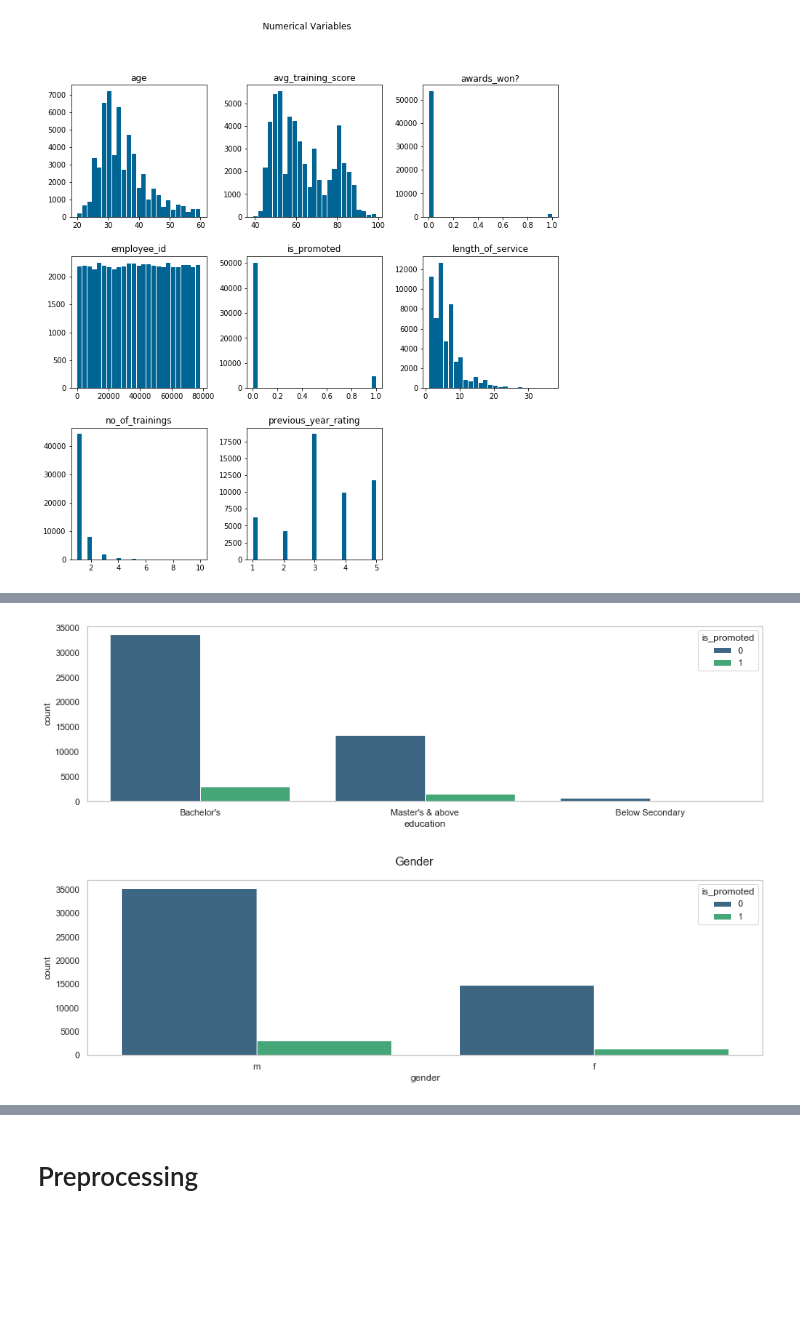
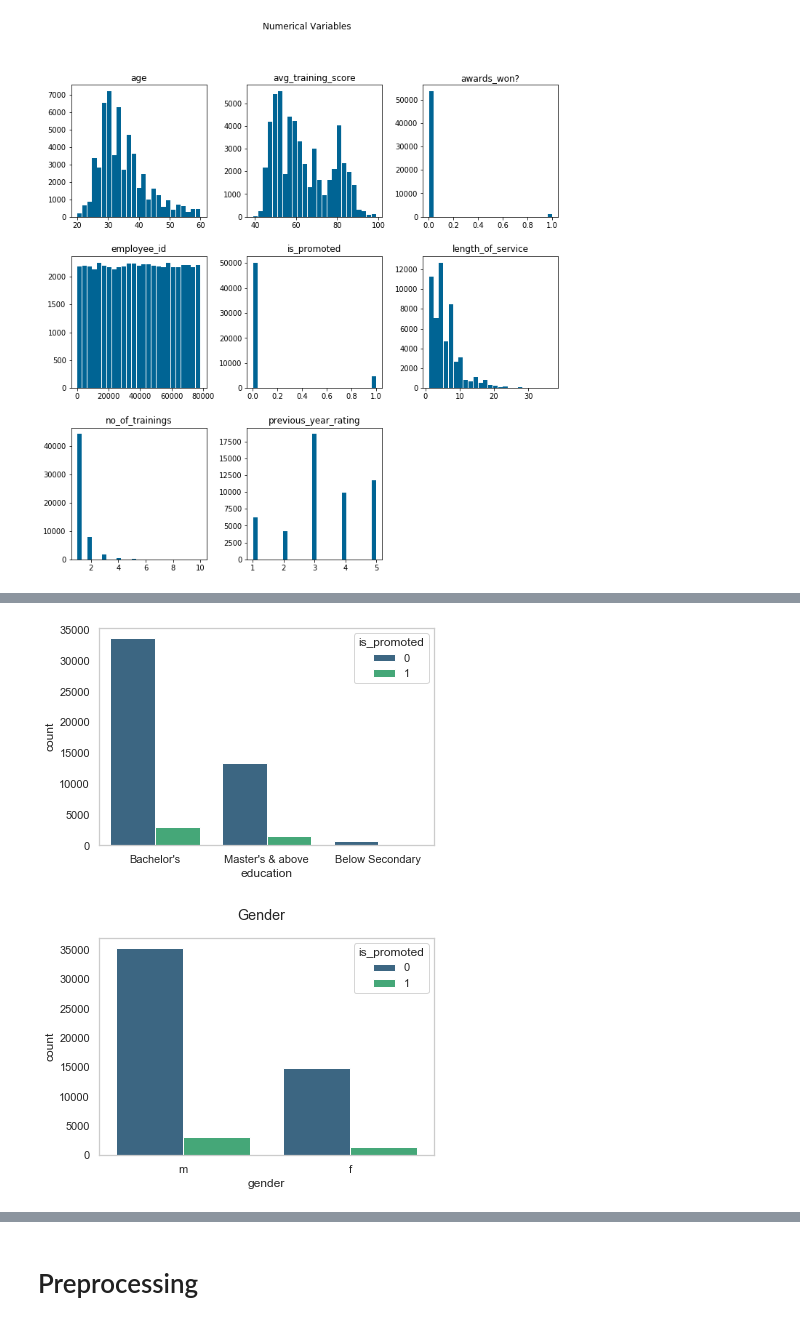
Before and after one commit to raquelcreis/hr_analytics, a Jupyter notebook: notebook.ipynb, the cells around one changed output, grey strips where cells are left out. Saved outputs shown, nothing was run; the diff lists cells and outputs as text; code cells hidden in the pictures; blank space fills up the shorter version.

Commit message:
graphs fig size

```diff
--- a/notebook.ipynb
+++ b/notebook.ipynb
@@ -86,21 +86,21 @@ plt.show()
 # %%
 # categorical features - education
-plt.figure(figsize=(15,4))
+plt.figure(figsize=(6,4))
 ax = sns.countplot(x="education",data=train, palette="viridis",hue="is_promoted", order = train['education'].value_counts().index)
 ax.grid(False)
 sns.set(style="whitegrid")
 plt.show()
 # %% [output]
-[figure, old version]
+[figure, new version]
 # %%
 # categorical features - gender
-plt.figure(figsize=(15,4))
+plt.figure(figsize=(6,4))
 ax = sns.countplot(x="gender",data=train, palette="viridis",hue="is_promoted", order=train['gender'].value_counts().index)
 sns.set(style="whitegrid")
 ax.grid(False)
 plt.suptitle("Gender")
 plt.show()
 # %% [output]
-[figure, old version]
+[figure, new version]
 # %%
 # categorical features - recruitment_channel
```
Also changed, not shown: parts of 4 cells of this notebook.
